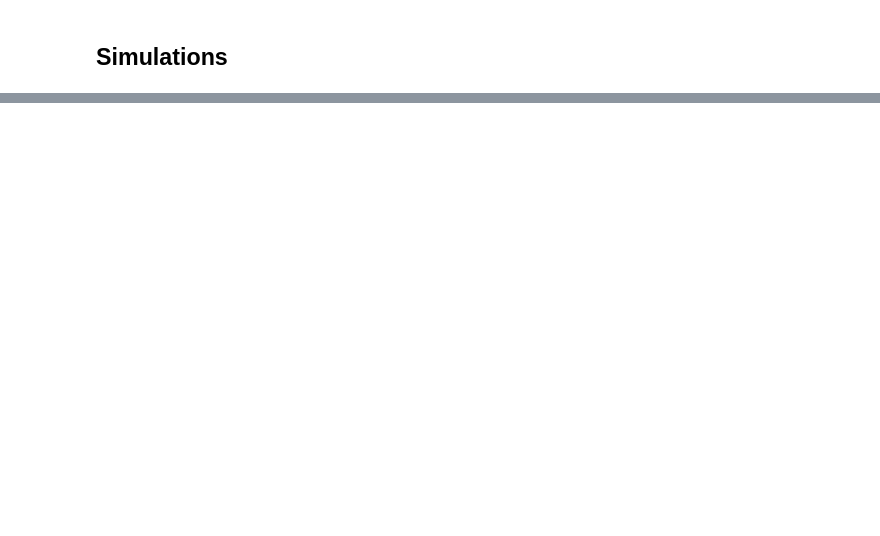
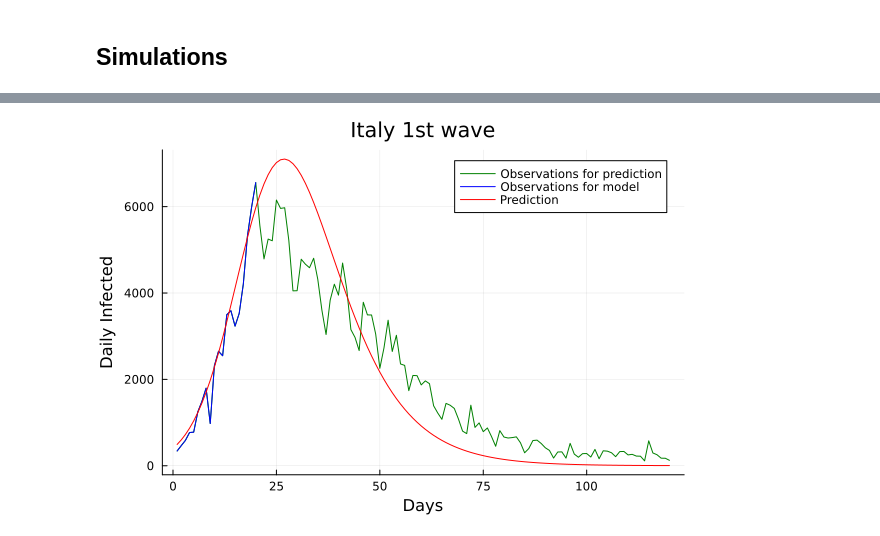
Before and after one commit to Lecrapouille/Covid19.jl, a Jupyter notebook: covid19.ipynb, the cells around one changed output, grey strips where cells are left out. Saved outputs shown, nothing was run; the diff lists cells and outputs as text; code cells hidden in the pictures; blank space fills up the shorter version.

```diff
--- a/covid19.ipynb
+++ b/covid19.ipynb
@@ -251,0 +204,4 @@ prediction(cumulative["World"][150:end], recovered=2.0e5, r=11, days=30, title="
+# %%
+prediction("Italy", 60:80, r=5, wave="1st")
+# %% [output]
+[figure, added]
```
Also changed, not shown: parts of 50 cells of this notebook, 1 other file.
